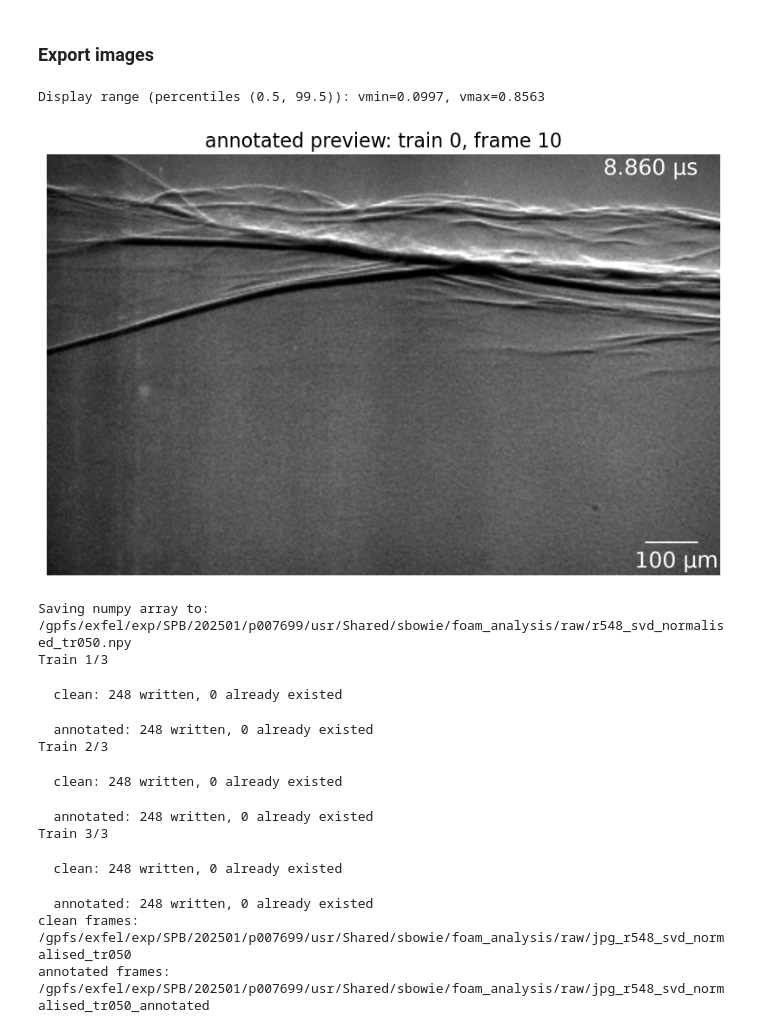
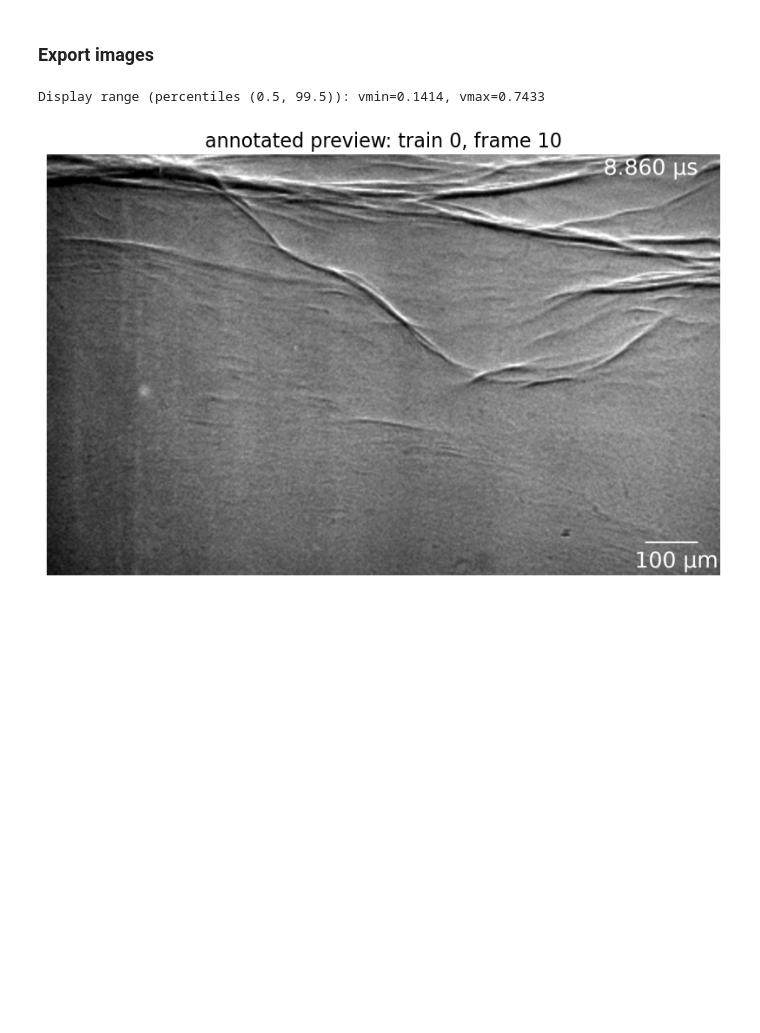
Before and after one commit to struanbowie/foam_analysis, a Jupyter notebook: preprocessing/normalise_runs_TKM_fast_2.ipynb, the cells around one changed output. Cells and saved outputs as stored; diff of their text form; code cells hidden in the pictures; blank space fills up the shorter version.

```diff
--- a/preprocessing/normalise_runs_TKM_fast_2.ipynb
+++ b/preprocessing/normalise_runs_TKM_fast_2.ipynb
@@ -307,7 +307,7 @@ class SaveImageSequence(object):
 #Load flat decomposition for cameras 6 and 4
 
 ## ENTER CLOSEST FLAT FIELD RUN NUMBER HERE -- THEY ARE ALL PROCESSED AND READY FOR REFERENCING
-flat_num = 547
+flat_num = 521
 
 cam4_svd_flat = ImageSVD()
 cam6_svd_flat = ImageSVD()
@@ -320,7 +320,7 @@ cam6_svd_flat.read_truncated_model('/gpfs/exfel/exp/SPB/202501/p007699/scratch/s
 ## Load image sequence for normalisation
 
 ## ENTER RUN NUMBER
-run_num = 548
+run_num = 537
 run = RunDirectory("{}/r{}".format(folder,str(run_num).zfill(4)))
 
 # load and flip data and convert uint16 to double
@@ -424,45 +424,33 @@ For analysis: pixel size = `pixel` (3.2 µm/px), frame interval = `framing_time`
 SAVE_NPY = True          # full-precision stack in raw/ (~1.6 GB); not used by the bubble notebooks
 SAVE_CLEAN = True        # native-resolution frames without annotations (analysis)
 SAVE_ANNOTATED = True    # upsampled frames with scale bar + time stamp (figures)
 ANNOT_SCALE = 5          # upsampling of the annotated copies (5 -> 2000 x 1250 px)
 SAVE_TIFF16 = False      # True: also write lossless 16-bit TIFFs of the clean frames (folder tiff_<prefix>)
 JPG_QUALITY = 95
-PREVIEW_ONLY = False     # True: only show the annotated preview below (check scale bar / time stamp positions)
+PREVIEW_ONLY = True     # True: only show the annotated preview below (check scale bar / time stamp positions)
 SKIP_EXISTING = True     # True: files that already exist are not rewritten; False: overwrite everything
 
 # one fixed grey-level range for all trains/frames (prevents brightness flicker between frames)
 vmin, vmax = sic.global_display_range(percentiles=(0.5, 99.5))
 
 # preview of an annotated frame
 PREVIEW_TRAIN, PREVIEW_FRAME = 0, min(10, sic.Iseq.shape[1] - 1)
 prev = sic.render_annotated(np.clip((sic.Iseq[PREVIEW_TRAIN, PREVIEW_FRAME] - vmin) / (vmax - vmin), 0, 1), PREVIEW_FRAME, ANNOT_SCALE)
 plt.figure(figsize=(10, 6.5)); plt.imshow(prev); plt.axis('off')
 plt.title(f'annotated preview: train {PREVIEW_TRAIN}, frame {PREVIEW_FRAME}'); plt.show()
 
 if not PREVIEW_ONLY:
     if SAVE_NPY:
         sic.save_numpy_array(skip_existing=SKIP_EXISTING)
     n_trains = sic.Iseq.shape[0]
     for tid in range(n_trains):
         print(f"Train {tid + 1}/{n_trains}")
         if SAVE_CLEAN:
             sic.save_clean_sequence(tid, vmin, vmax, jpg_quality=JPG_QUALITY, save_tiff16=SAVE_TIFF16, skip_existing=SKIP_EXISTING)
         if SAVE_ANNOTATED:
             sic.save_annotated_sequence(tid, vmin, vmax, scale=ANNOT_SCALE, jpg_quality=JPG_QUALITY, skip_existing=SKIP_EXISTING)
     print('clean frames:    ', sic.jpgfolder)
     print('annotated frames:', sic.jpgfolder_annotated)
 # %% [output]
-Display range (percentiles (0.5, 99.5)): vmin=0.0997, vmax=0.8563
+Display range (percentiles (0.5, 99.5)): vmin=0.1414, vmax=0.7433
-[figure, old version]
+[figure, new version]
-Saving numpy array to: /gpfs/exfel/exp/SPB/202501/p007699/usr/Shared/sbowie/foam_analysis/raw/r548_svd_normalised_tr050.npy
-Train 1/3
-  clean: 248 written, 0 already existed
-  annotated: 248 written, 0 already existed
-Train 2/3
-  clean: 248 written, 0 already existed
-  annotated: 248 written, 0 already existed
-Train 3/3
-  clean: 248 written, 0 already existed
-  annotated: 248 written, 0 already existed
-clean frames:     /gpfs/exfel/exp/SPB/202501/p007699/usr/Shared/sbowie/foam_analysis/raw/jpg_r548_svd_normalised_tr050
-annotated frames: /gpfs/exfel/exp/SPB/202501/p007699/usr/Shared/sbowie/foam_analysis/raw/jpg_r548_svd_normalised_tr050_annotated
```
Also changed, not shown: parts of 1 cell of this notebook.
